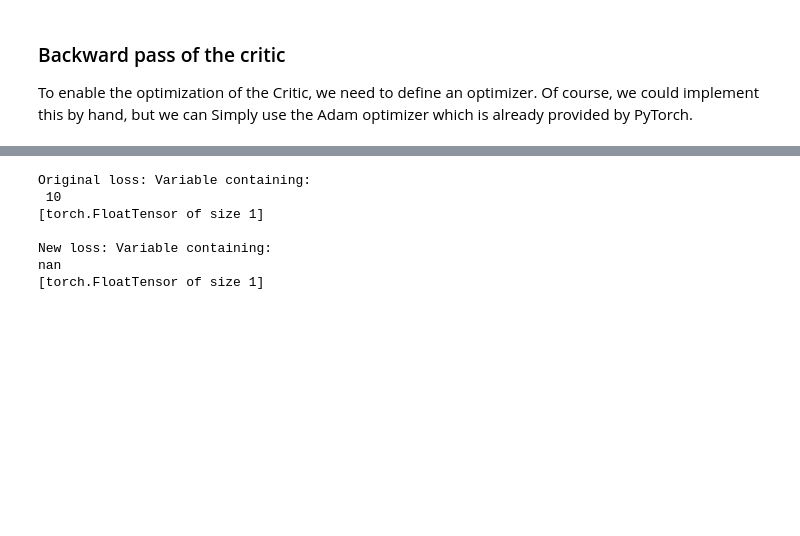
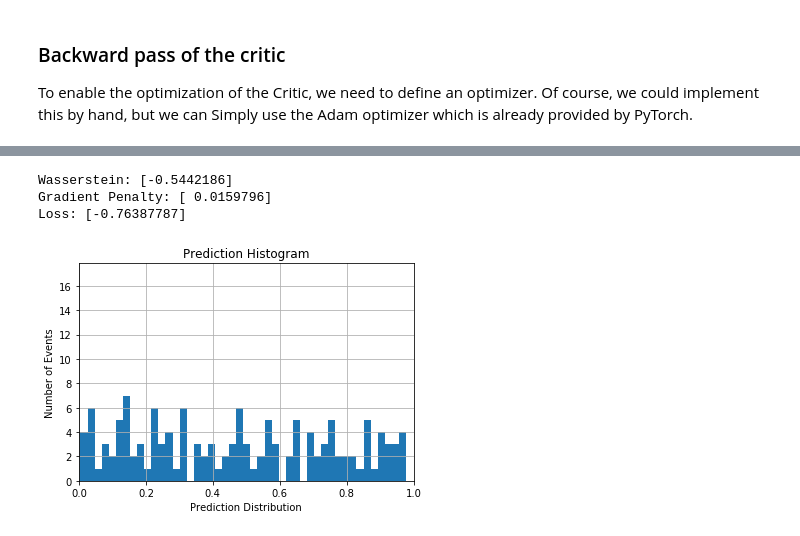
Before and after one commit to JoeriHermans/deep-learning-scripts, a Jupyter notebook: scripts/adverserial-variational-optimization/avo-notebook.ipynb, the cells around one changed output, grey strips where cells are left out. Cells and saved outputs as stored; diff of their text form; code cells hidden in the pictures; blank space fills up the shorter version.

```diff
--- a/scripts/adverserial-variational-optimization/avo-notebook.ipynb
+++ b/scripts/adverserial-variational-optimization/avo-notebook.ipynb
@@ -324,3 +345,0 @@ _x_g = Variable(torch.from_numpy(_x_generated).float())
-# %%
-y_r = critic(_x_r)
-y_g = critic(_x_g)
@@ -331,4 +345,0 @@ _x_hat = Variable(epsilon * _x_r.data + (1. - epsilon) * _x_g.data, requires_gra
-# %%
-y_r = critic(_x_r)
-y_g = critic(_x_g)
-y_hat = critic(_x_hat)
@@ -342,2 +345,0 @@ gradient_penalty = gp_lambda * ((gradients.norm(2, dim=1) - 1) ** 2).mean()
-# %%
-loss = wgan_loss + gradient_penalty
@@ -354,19 +346,42 @@ def loss_avo(x_r, x_g, x_hat, y_r, y_g, y_hat):
-# %%
-print("Original loss: " + str(loss.mean()))
-for i in range(0, 1):
-    y_r = critic(_x_r)
-    y_g = critic(_x_g)
-    y_hat = critic(_x_hat)
-    loss = loss_avo(_x_r, _x_g, _x_hat, y_r, y_g, y_hat)
-    optimizer.zero_grad()
-    loss.mean().backward(retain_graph=True)
-    optimizer.step()
-print("New loss: " + str(loss.mean()))
-# %% [output]
-Original loss: Variable containing:
- 10
-[torch.FloatTensor of size 1]
-
-New loss: Variable containing:
-nan
-[torch.FloatTensor of size 1]
+# %%
+one = Variable(torch.FloatTensor([1]), requires_grad=True)
+ones = Variable(torch.ones(batch_size // 2, 1), requires_grad=True)
+zero = torch.FloatTensor([0])
+mone = one * -1
+
+for i in range(0, 1000):
+    # Reset the gradients.
+    critic.zero_grad()
+    # Train with real.
+    y_r = critic(_x_r).mean() + 1e-16
+    y_r.backward(mone)
+    # Train with fake.
+    y_g = critic(_x_g).mean() + 1e-16
+    y_g.backward(one)
+    # Train with gradient penalty.
+    gp = compute_gradient_penalty(critic, _x_r.data, _x_g.data) + 1e-16
+    gp.backward()
+    loss = y_g - y_r + gp
+    optimizer.step()
+
+gc.collect()
+print("Wasserstein: " + str((y_g - y_r).mean().data.numpy()))
+print("Gradient Penalty: " + str(gp.mean().data.numpy()))
+print("Loss: " + str(loss.mean().data.numpy()))
+
+# Do the prediction.
+y = critic(x)
+
+# Plot the histogram of the prediction.
+plt.hist(y.data.numpy(), bins=100)
+plt.grid(True)
+plt.xlabel(r"Prediction Distribution")
+plt.ylabel("Number of Events")
+plt.title("Prediction Histogram")
+plt.xlim([0, 1])
+plt.show()
+# %% [output]
+Wasserstein: [-0.5442186]
+Gradient Penalty: [ 0.0159796]
+Loss: [-0.76387787]
+[figure, added]
```
Also changed, not shown: parts of 19 cells of this notebook.
